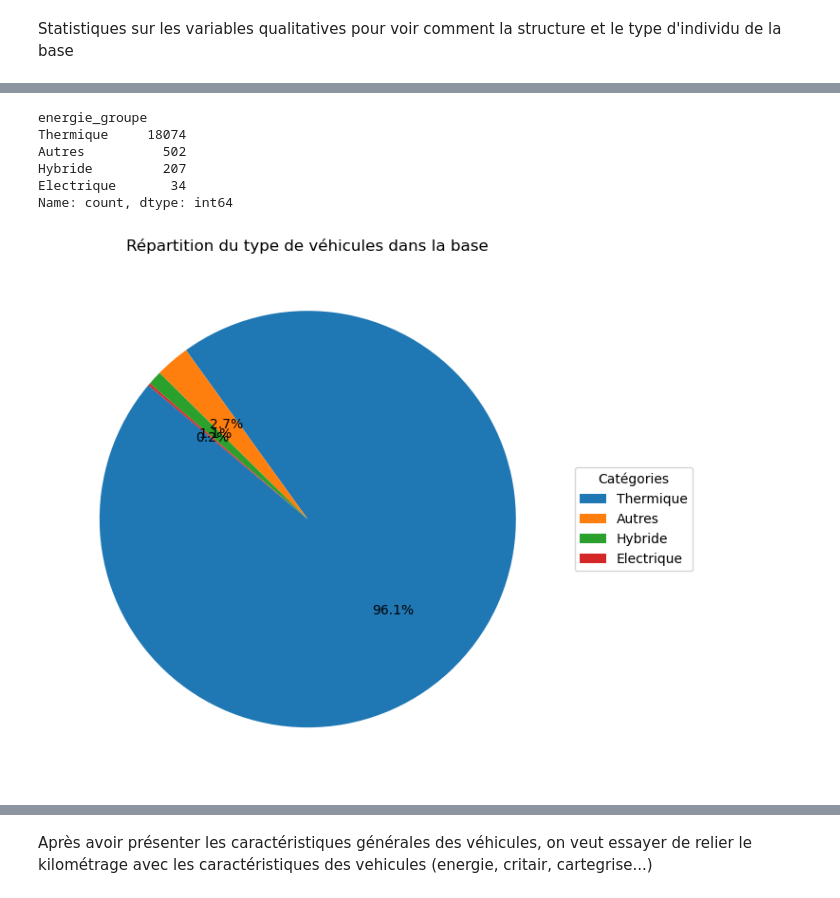
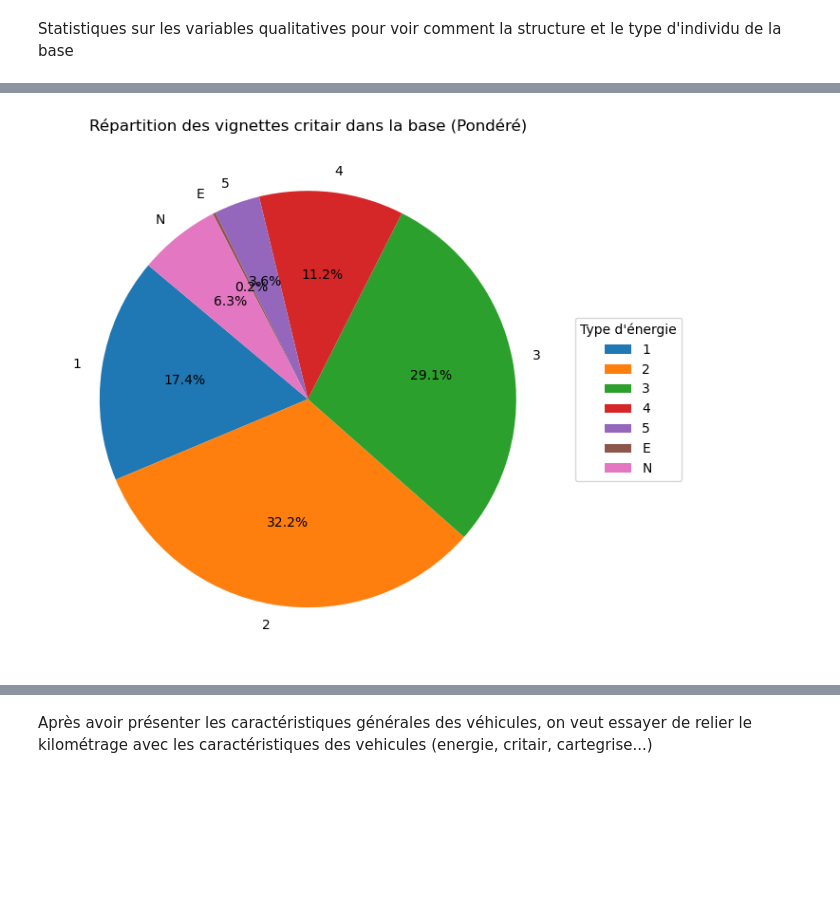
Before and after one commit to HugoMorand/Statapp, a Jupyter notebook: StatDes/StatDes.ipynb, the cells around one changed output, grey strips where cells are left out. Saved outputs shown, nothing was run; the diff lists cells and outputs as text; code cells hidden in the pictures; blank space fills up the shorter version.

Commit message:
graphe pondéré et test moyenne pondérée

```diff
--- a/StatDes/StatDes.ipynb
+++ b/StatDes/StatDes.ipynb
@@ -132,22 +170,16 @@ Statistiques sur les variables qualitatives pour voir comment la structure et le
 # %%
-# Compter les fréquences de chaque type d'énergie
-frequences = df_voit["energie_groupe"].value_counts()
-print(frequences)
-# Créer le camembert sans les étiquettes (labels)
+# Compter les fréquences de chaque crit'air
+frequences_ponderees = df_voit.groupby("critair")["pond_veh"].sum()
+frequences_ponderees = frequences_ponderees.sort_index()
+# Tracer le camembert pondéré
 plt.figure(figsize=(8, 6))
-plt.pie(frequences, autopct='%1.1f%%', startangle=140)
+plt.pie(frequences_ponderees, labels=frequences_ponderees.index, autopct='%1.1f%%', startangle=140)
 
-# Ajouter la légende à côté
-plt.legend(frequences.index, title="Catégories", loc="center left", bbox_to_anchor=(1, 0.5))
+# Ajouter une légende à côté
+plt.legend(frequences_ponderees.index, title="Type d'énergie", loc="center left", bbox_to_anchor=(1, 0.5))
 
-plt.title("Répartition du type de véhicules dans la base")
-plt.tight_layout()  # Ajuste automatiquement l'espace pour éviter les chevauchements
+plt.title("Répartition des vignettes critair dans la base (Pondéré)")
+plt.tight_layout()
 plt.show()
 # %% [output]
-energie_groupe
-Thermique     18074
-Autres          502
-Hybride         207
-Electrique       34
-Name: count, dtype: int64
-[figure, old version]
+[figure, new version]
```
Also changed, not shown: parts of 6 cells of this notebook.
